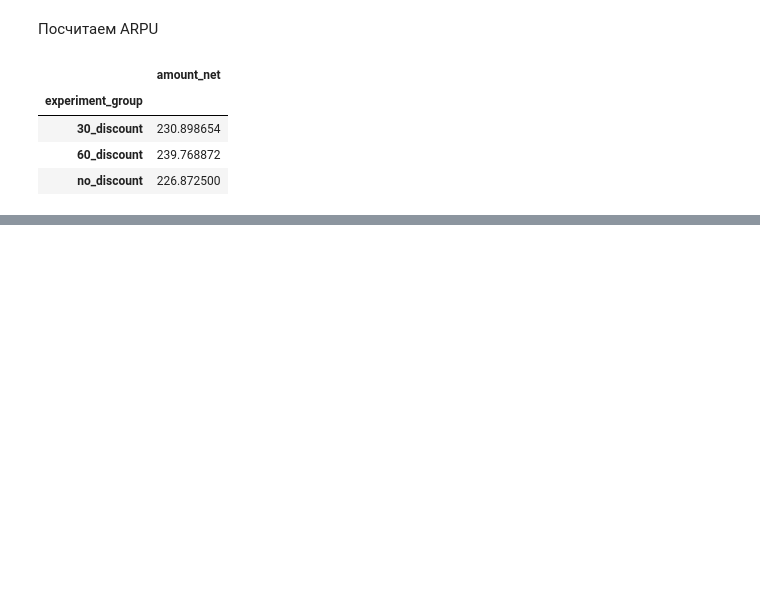
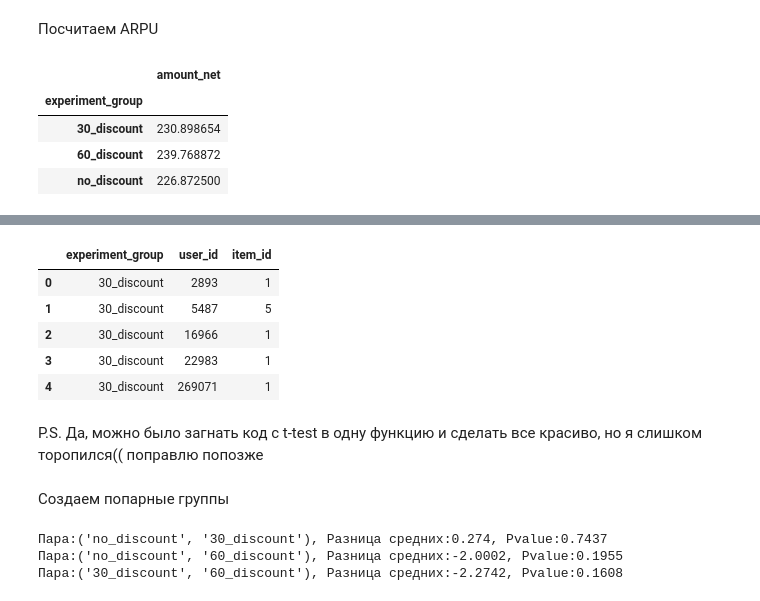
Before and after one commit to EasygoingCookie/Big-case, a Jupyter notebook: Big case.ipynb, the cells around one changed output, grey strips where cells are left out. Cells and saved outputs as stored; diff of their text form; code cells hidden in the pictures; blank space fills up the shorter version.

```diff
--- a/Big case.ipynb
+++ b/Big case.ipynb
@@ -237,0 +378,17 @@ ARPU
+# %%
+item_counts_exp = df_for_item_per_users_exp.groupby(['experiment_group', 'user_id'])[['item_id']].count()
+# %%
+item_counts_exp = item_counts_exp.reset_index()
+# %%
+item_counts_exp.head()
+# %% [output]
+|  | experiment_group | user_id | item_id |
+| 0 | 30_discount | 2893 | 1 |
+| 1 | 30_discount | 5487 | 5 |
+| 2 | 30_discount | 16966 | 1 |
+| 3 | 30_discount | 22983 | 1 |
+| 4 | 30_discount | 269071 | 1 |
+# %% [markdown]
+P.S. Да, можно было загнать код с t-test в одну функцию и сделать все красиво, но я слишком торопился(( поправлю попозже
+# %% [markdown]
+Создаем попарные группы
@@ -237,0 +399,20 @@ ARPU
+# %%
+# запускаем цикл по каждой паре
+for group in groups:
+
+    # делим выборки на тест и контроль в зависимости от группы
+    test = item_counts_exp[(item_counts_exp['experiment_group'] == group[0])]
+    control = item_counts_exp[(item_counts_exp['experiment_group'] == group[1])]
+
+    # применяем двувыборочный t-test с альтернативой (берем p-value)
+    pvalue = stats.ttest_ind(test['item_id'], control['item_id'], alternative='less')[1]
+
+    # считаем разницу средних
+    difference_of_means = test['item_id'].mean() - control['item_id'].mean()
+
+    # выводим результат
+    print(f'Пара:{group}, Разница средних:{round(difference_of_means, 4)}, Pvalue:{round(pvalue, 4)}')
+# %% [output]
+Пара:('no_discount', '30_discount'), Разница средних:0.274, Pvalue:0.7437
+Пара:('no_discount', '60_discount'), Разница средних:-2.0002, Pvalue:0.1955
+Пара:('30_discount', '60_discount'), Разница средних:-2.2742, Pvalue:0.1608
```
Also changed, not shown: parts of 40 cells of this notebook.
